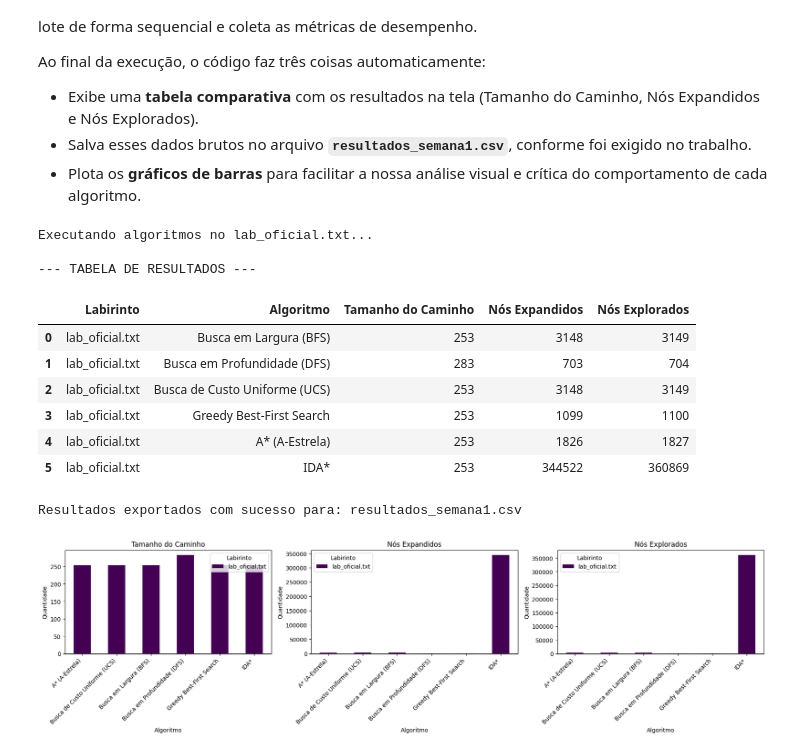
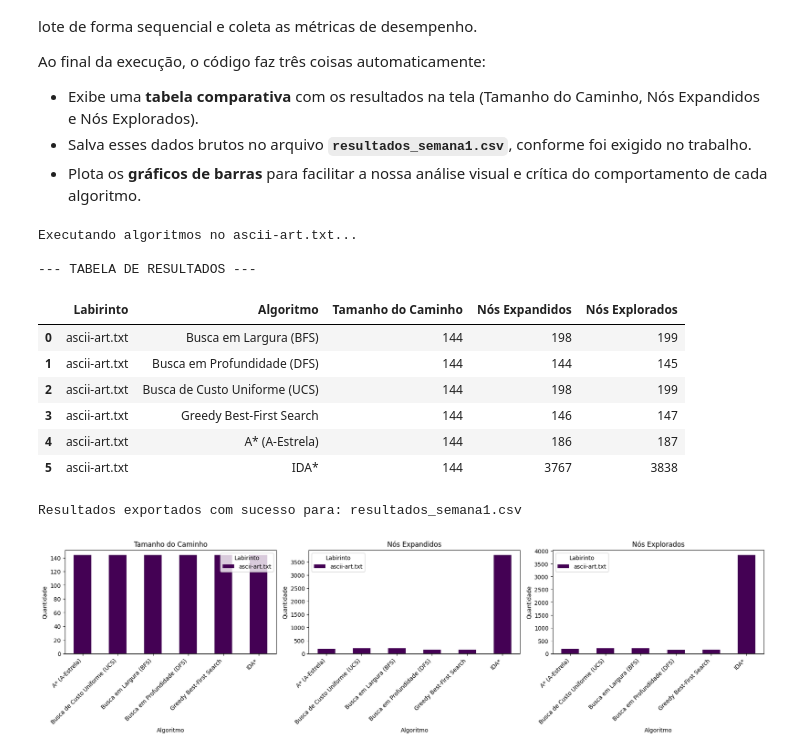
Before and after one commit to Augusto-jjoao/agente-ia-labirintos, a Jupyter notebook: Semana 1 - Joao Augusto/scriptSemana1.ipynb, the cells around one changed output. Saved outputs shown, nothing was run; the diff lists cells and outputs as text; code cells hidden in the pictures.

Commit message:
apenas alterando o local do ascii-art.txt

```diff
--- a/Semana 1 - Joao Augusto/scriptSemana1.ipynb
+++ b/Semana 1 - Joao Augusto/scriptSemana1.ipynb
@@ -296,7 +296,7 @@ Ao final da execução, o código faz três coisas automaticamente:
 * Plota os **gráficos de barras** para facilitar a nossa análise visual e crítica do comportamento de cada algoritmo.
 # %%
 
-arquivos_labirinto = ['lab_oficial.txt']
+arquivos_labirinto = ['ascii-art.txt']
 resultados_gerais = []
 
 for arq in arquivos_labirinto:
@@ -326,38 +326,38 @@ for arq in arquivos_labirinto:
         })
 
 if resultados_gerais:
     df_resultados = pd.DataFrame(resultados_gerais)
     print("\n--- TABELA DE RESULTADOS ---")
     display(df_resultados) # O display deixa a tabela bonita no Jupyter
 
     csv_filename = 'resultados_semana1.csv'
     df_resultados.to_csv(csv_filename, index=False, encoding='utf-8')
     print(f"\nResultados exportados com sucesso para: {csv_filename}")
 
     # Gerar gráficos comparativos
     metricas = ['Tamanho do Caminho', 'Nós Expandidos', 'Nós Explorados']
     fig, axes = plt.subplots(1, 3, figsize=(18, 5))
 
     for i, metrica in enumerate(metricas):
         df_pivot = df_resultados.pivot(index='Algoritmo', columns='Labirinto', values=metrica)
         df_pivot.plot(kind='bar', ax=axes[i], title=metrica, colormap='viridis')
         axes[i].set_ylabel('Quantidade')
         axes[i].set_xticklabels(df_pivot.index, rotation=45, ha='right')
 
     plt.tight_layout()
     plt.show()
 else:
     print("Nenhum resultado processado. Verifique se os arquivos de labirinto existem.")
 # %% [output]
-Executando algoritmos no lab_oficial.txt...
+Executando algoritmos no ascii-art.txt...
 
 --- TABELA DE RESULTADOS ---
 |  | Labirinto | Algoritmo | Tamanho do Caminho | Nós Expandidos | Nós Explorados |
-| 0 | lab_oficial.txt | Busca em Largura (BFS) | 253 | 3148 | 3149 |
-| 1 | lab_oficial.txt | Busca em Profundidade (DFS) | 283 | 703 | 704 |
-| 2 | lab_oficial.txt | Busca de Custo Uniforme (UCS) | 253 | 3148 | 3149 |
-| 3 | lab_oficial.txt | Greedy Best-First Search | 253 | 1099 | 1100 |
-| 4 | lab_oficial.txt | A* (A-Estrela) | 253 | 1826 | 1827 |
-| 5 | lab_oficial.txt | IDA* | 253 | 344522 | 360869 |
+| 0 | ascii-art.txt | Busca em Largura (BFS) | 144 | 198 | 199 |
+| 1 | ascii-art.txt | Busca em Profundidade (DFS) | 144 | 144 | 145 |
+| 2 | ascii-art.txt | Busca de Custo Uniforme (UCS) | 144 | 198 | 199 |
+| 3 | ascii-art.txt | Greedy Best-First Search | 144 | 146 | 147 |
+| 4 | ascii-art.txt | A* (A-Estrela) | 144 | 186 | 187 |
+| 5 | ascii-art.txt | IDA* | 144 | 3767 | 3838 |
 Resultados exportados com sucesso para: resultados_semana1.csv
-[figure, old version]
+[figure, new version]
```
Also changed, not shown: 2 other files.
